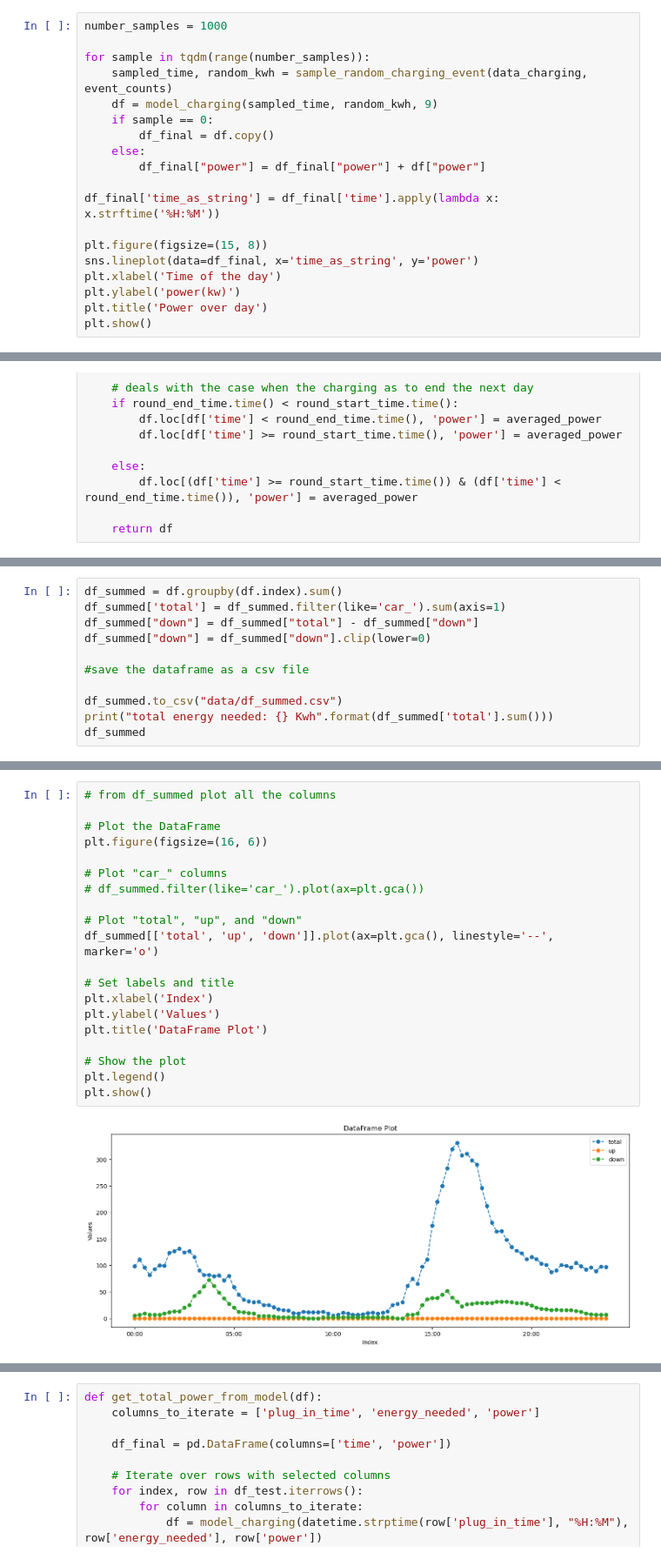
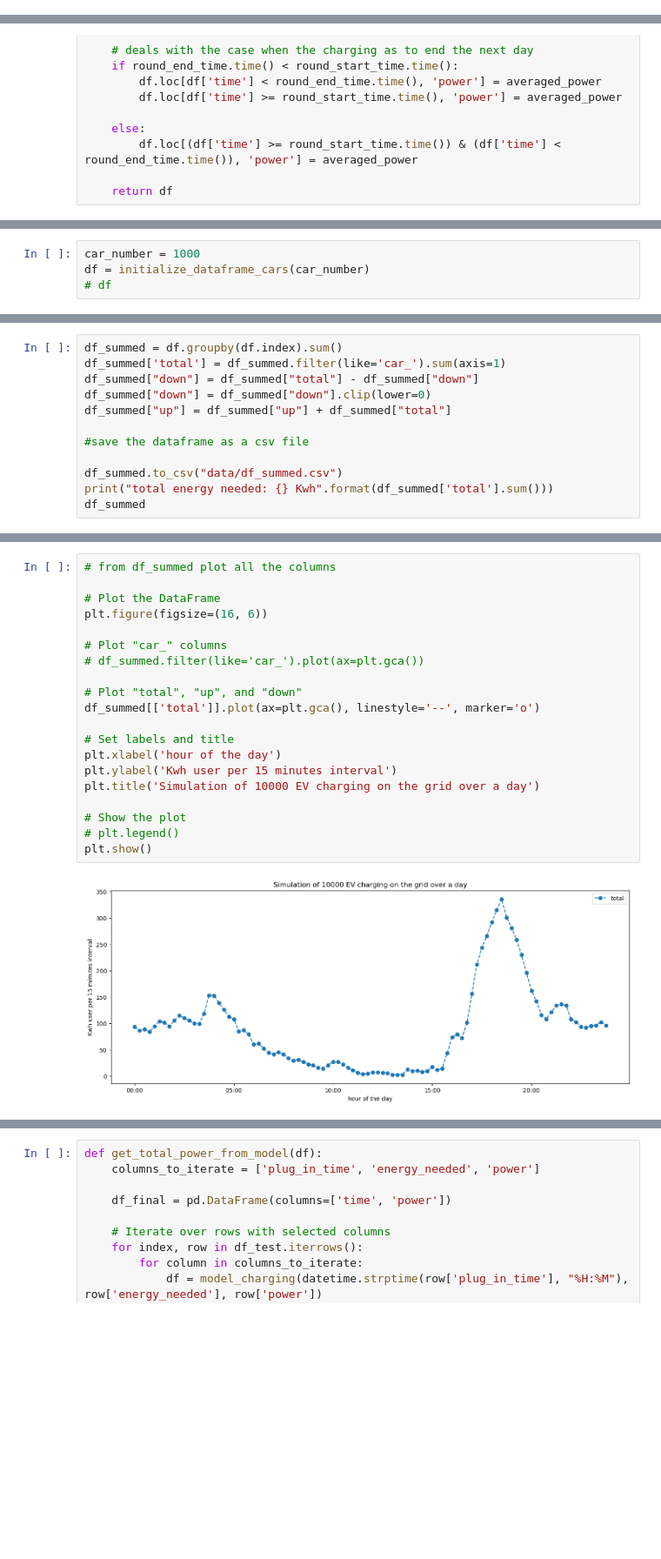
Before and after one commit to yanis-trn/EnergyNow2.0, a Jupyter notebook: EV-modeling.ipynb, the cells around one changed output, grey strips where cells are left out. Shown at 87% size. Cells and saved outputs as stored; diff of their text form; blank space fills up the shorter version.

```diff
--- a/EV-modeling.ipynb
+++ b/EV-modeling.ipynb
@@ -342,22 +357,3 @@ test
 | 94 | 23:30:00 | 0 |
 | 95 | 23:45:00 | 0 |
 96 rows × 2 columns
-# %%
-number_samples = 1000
-
-for sample in tqdm(range(number_samples)):
-    sampled_time, random_kwh = sample_random_charging_event(data_charging, event_counts)
-    df = model_charging(sampled_time, random_kwh, 9)
-    if sample == 0:
-        df_final = df.copy()
-    else:
-        df_final["power"] = df_final["power"] + df["power"]
-
-df_final['time_as_string'] = df_final['time'].apply(lambda x: x.strftime('%H:%M'))
-
-plt.figure(figsize=(15, 8))
-sns.lineplot(data=df_final, x='time_as_string', y='power')
-plt.xlabel('Time of the day')
-plt.ylabel('power(kw)')
-plt.title('Power over day')
-plt.show()
@@ -817,0 +497,4 @@ time before need to charge: 0.0
+# %%
+car_number = 1000
+df = initialize_dataframe_cars(car_number)
+# df
@@ -838,6 +723,7 @@ df_summed = df.groupby(df.index).sum()
 df_summed['total'] = df_summed.filter(like='car_').sum(axis=1)
 df_summed["down"] = df_summed["total"] - df_summed["down"]
 df_summed["down"] = df_summed["down"].clip(lower=0)
+df_summed["up"] = df_summed["up"] + df_summed["total"]
 
 #save the dataframe as a csv file
 
@@ -862,25 +748,25 @@ total energy needed: 9011.316998945602 Kwh
 # %%
 # from df_summed plot all the columns
 
 # Plot the DataFrame
 plt.figure(figsize=(16, 6))
 
 # Plot "car_" columns
 # df_summed.filter(like='car_').plot(ax=plt.gca())
 
 # Plot "total", "up", and "down"
-df_summed[['total', 'up', 'down']].plot(ax=plt.gca(), linestyle='--', marker='o')
+df_summed[['total']].plot(ax=plt.gca(), linestyle='--', marker='o')
 
 # Set labels and title
-plt.xlabel('Index')
-plt.ylabel('Values')
-plt.title('DataFrame Plot')
+plt.xlabel('hour of the day')
+plt.ylabel('Kwh user per 15 minutes interval')
+plt.title('Simulation of 10000 EV charging on the grid over a day')
 
 # Show the plot
-plt.legend()
+# plt.legend()
 plt.show()
 # %% [output]
-[figure, old version]
+[figure, new version]
 # %%
 # from df_summed plot all the columns
 
```
Also changed, not shown: parts of 38 cells of this notebook, 1 other file.
